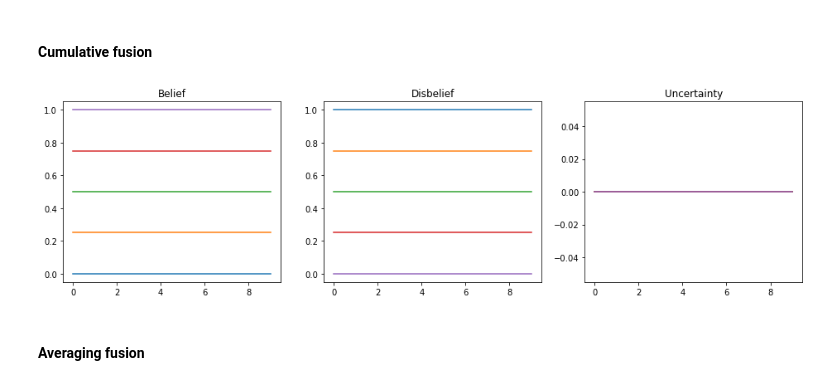
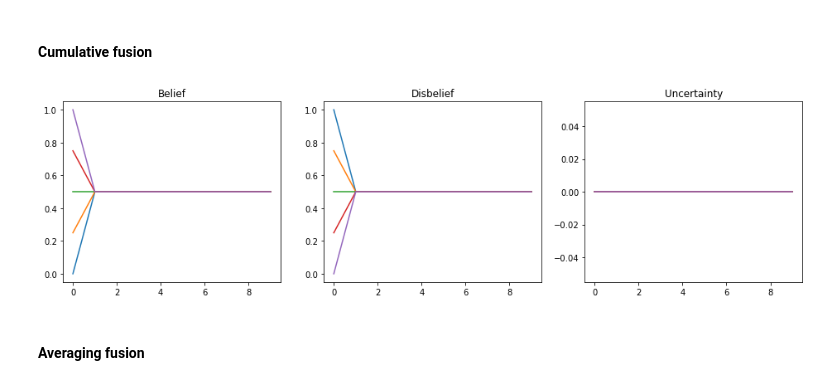
Before and after one commit to josecoliveira/subjective-logic, a Jupyter notebook: Model.ipynb, the cells around one changed output. Drawn from its saved outputs; the diff is of its cells as text; code cells hidden in the pictures.

```diff
--- a/Model.ipynb
+++ b/Model.ipynb
@@ -234,16 +238,16 @@ def plot(n, interactions, states):
 # %%
 N = 5
 INTERACTIONS = 10
 state = uniform_dogmatic(N)
 states = [state]
-trust_graph = clique(N, 0.5)
+trust_graph = clique(N, 1)
 
 for i in range(INTERACTIONS):
     states.append(overall_update(cumulative_fusion, trust_graph, states[-1]))
 
 plot(N, INTERACTIONS, states)
 # %% [output]
-[figure, old version]
+[figure, new version]
 # %% [markdown]
 #### Averaging fusion
 # %%
```
Also changed, not shown: parts of 11 cells of this notebook.
